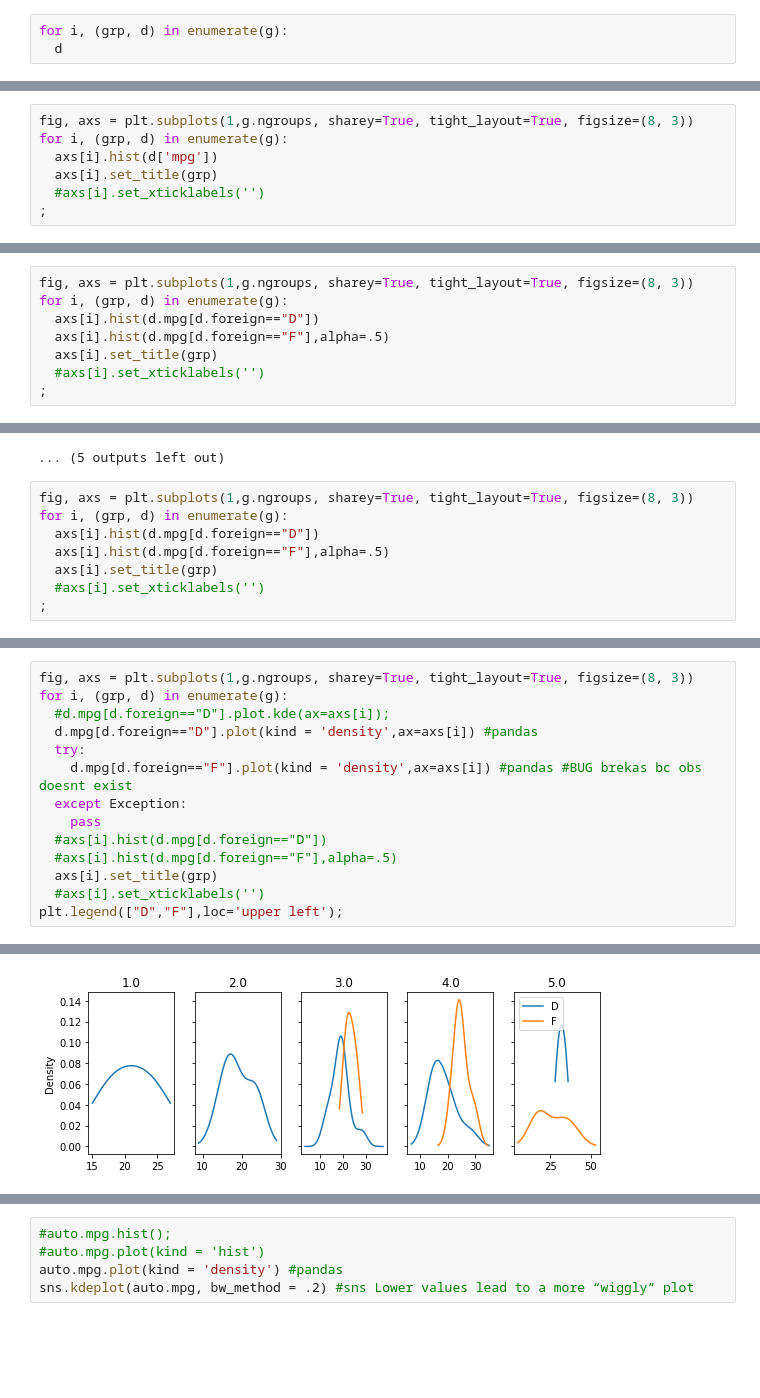
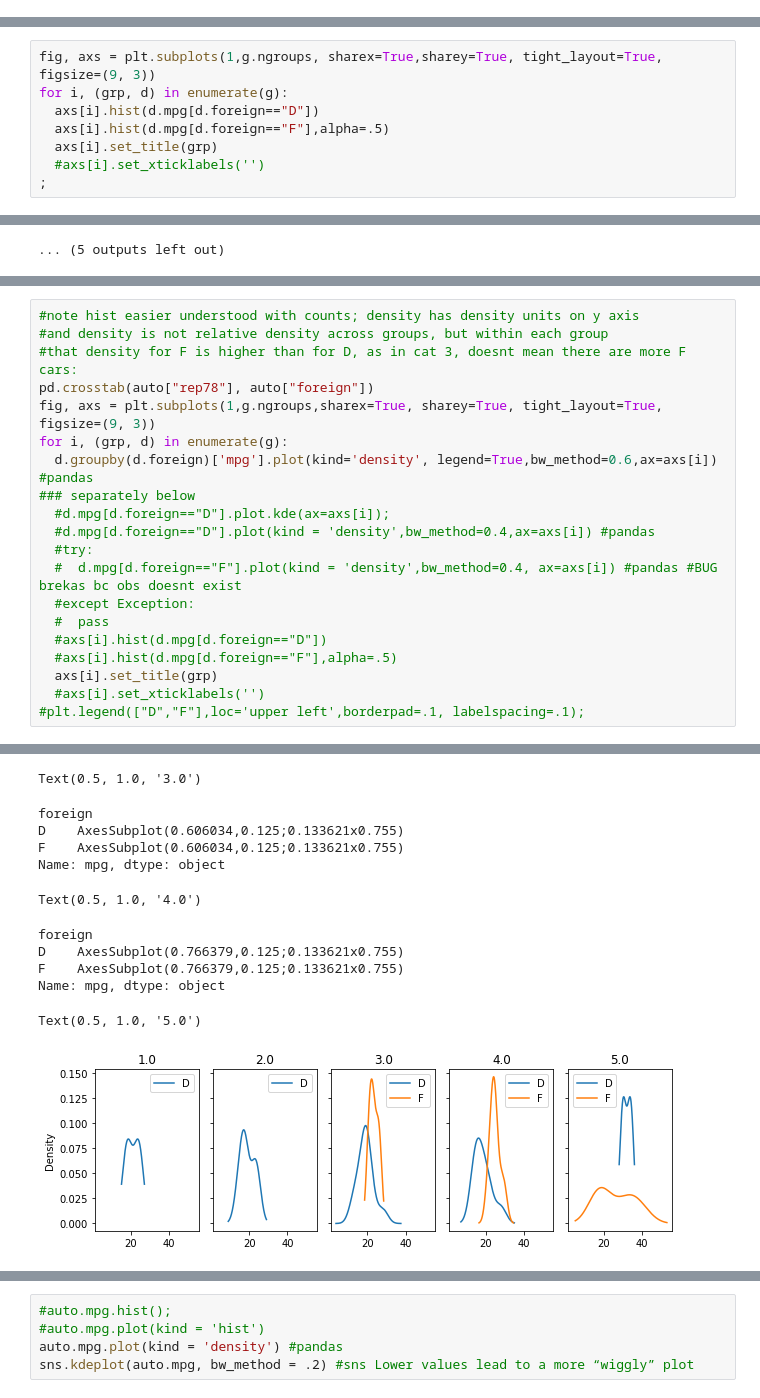
Before and after one commit to theaok/vis, a Jupyter notebook: play.ipynb, the cells around one changed output, grey strips where cells are left out. Saved outputs shown, nothing was run; the diff lists cells and outputs as text; blank space fills up the shorter version.

```diff
--- a/play.ipynb
+++ b/play.ipynb
@@ -103,3 +55,0 @@ for i, (grp, d) in enumerate(g):
-# %%
-for i, (grp, d) in enumerate(g):
-  d
@@ -180,7 +55,0 @@ g.ngroups
-# %%
-fig, axs = plt.subplots(1,g.ngroups, sharey=True, tight_layout=True, figsize=(8, 3))
-for i, (grp, d) in enumerate(g):
-  axs[i].hist(d['mpg'])
-  axs[i].set_title(grp)
-  #axs[i].set_xticklabels('')
-;
@@ -280,7 +114,7 @@ g.ngroups
 # %% [output]
 5
 # %%
-fig, axs = plt.subplots(1,g.ngroups, sharey=True, tight_layout=True, figsize=(8, 3))
+fig, axs = plt.subplots(1,g.ngroups, sharex=True,sharey=True, tight_layout=True, figsize=(9, 3))
 for i, (grp, d) in enumerate(g):
   axs[i].hist(d.mpg[d.foreign=="D"])
   axs[i].hist(d.mpg[d.foreign=="F"],alpha=.5)
@@ -317,11 +151,3 @@ Text(0.5, 1.0, '3.0')
  <a list of 10 Patch objects>)
 Text(0.5, 1.0, '4.0')
 ... (5 outputs left out)
-# %%
-fig, axs = plt.subplots(1,g.ngroups, sharey=True, tight_layout=True, figsize=(8, 3))
-for i, (grp, d) in enumerate(g):
-  axs[i].hist(d.mpg[d.foreign=="D"])
-  axs[i].hist(d.mpg[d.foreign=="F"],alpha=.5)
-  axs[i].set_title(grp)
-  #axs[i].set_xticklabels('')
-;
@@ -358,15 +154,21 @@ Text(0.5, 1.0, '4.0')
 # %%
-fig, axs = plt.subplots(1,g.ngroups, sharey=True, tight_layout=True, figsize=(8, 3))
+#note hist easier understood with counts; density has density units on y axis
+#and density is not relative density across groups, but within each group
+#that density for F is higher than for D, as in cat 3, doesnt mean there are more F cars:
+pd.crosstab(auto["rep78"], auto["foreign"])
+fig, axs = plt.subplots(1,g.ngroups,sharex=True, sharey=True, tight_layout=True, figsize=(9, 3))
 for i, (grp, d) in enumerate(g):
+  d.groupby(d.foreign)['mpg'].plot(kind='density', legend=True,bw_method=0.6,ax=axs[i]) #pandas
+### separately below
   #d.mpg[d.foreign=="D"].plot.kde(ax=axs[i]);
-  d.mpg[d.foreign=="D"].plot(kind = 'density',ax=axs[i]) #pandas
-  try:
-    d.mpg[d.foreign=="F"].plot(kind = 'density',ax=axs[i]) #pandas #BUG brekas bc obs doesnt exist
-  except Exception:
-    pass
+  #d.mpg[d.foreign=="D"].plot(kind = 'density',bw_method=0.4,ax=axs[i]) #pandas
+  #try:
+  #  d.mpg[d.foreign=="F"].plot(kind = 'density',bw_method=0.4, ax=axs[i]) #pandas #BUG brekas bc obs doesnt exist
+  #except Exception:
+  #  pass
   #axs[i].hist(d.mpg[d.foreign=="D"])
   #axs[i].hist(d.mpg[d.foreign=="F"],alpha=.5)
   axs[i].set_title(grp)
   #axs[i].set_xticklabels('')
-plt.legend(["D","F"],loc='upper left');
+#plt.legend(["D","F"],loc='upper left',borderpad=.1, labelspacing=.1);
 # %% [output]
@@ -373,2 +194,13 @@ plt.legend(["D","F"],loc='upper left');
+Text(0.5, 1.0, '3.0')
+foreign
+D    AxesSubplot(0.606034,0.125;0.133621x0.755)
+F    AxesSubplot(0.606034,0.125;0.133621x0.755)
+Name: mpg, dtype: object
+Text(0.5, 1.0, '4.0')
+foreign
+D    AxesSubplot(0.766379,0.125;0.133621x0.755)
+F    AxesSubplot(0.766379,0.125;0.133621x0.755)
+Name: mpg, dtype: object
+Text(0.5, 1.0, '5.0')
-[figure, old version]
+[figure, new version]
 # %% [markdown]
```
Also changed, not shown: parts of 27 cells of this notebook.
